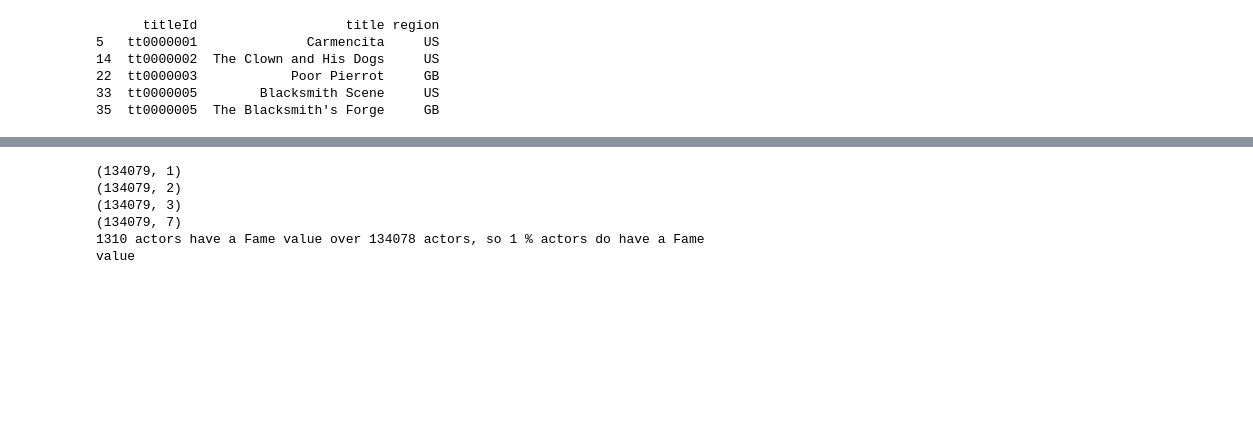
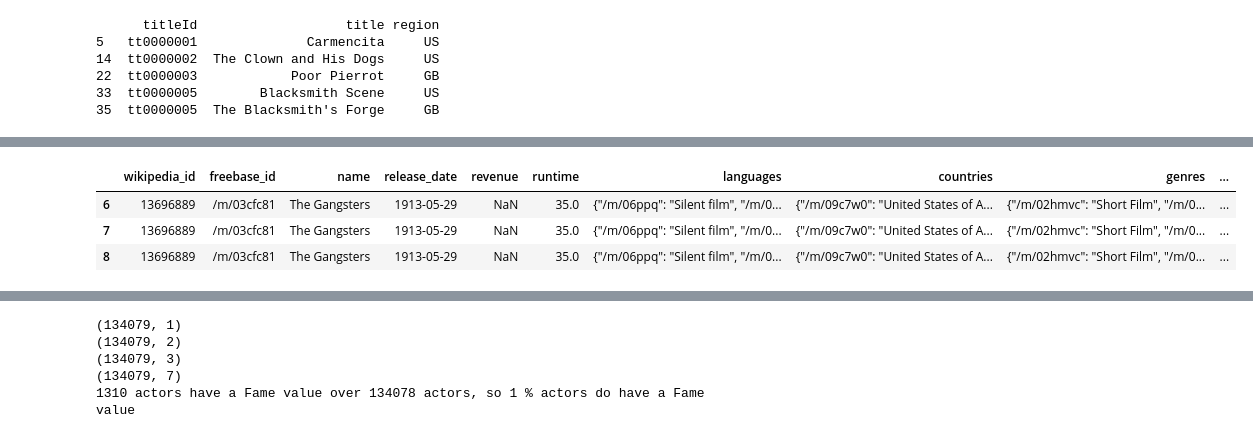
Before and after one commit to epfl-ada/ada-2023-project-shinebrightlikeadamon, a Jupyter notebook: data_cleaning.ipynb, the cells around one changed output, grey strips where cells are left out. Saved outputs shown, nothing was run; the diff lists cells and outputs as text; code cells hidden in the pictures; blank space fills up the shorter version.

```diff
--- a/data_cleaning.ipynb
+++ b/data_cleaning.ipynb
@@ -62,2 +73,9 @@ rating_imbd = pd.read_csv('IMDB/title.ratings.tsv', sep='\t')
+# %%
+movies[movies.name == 'The Gangsters']
+# %% [output]
+|  | wikipedia_id | freebase_id | name | release_date | revenue | runtime | languages | countries | genres | ... |
+| 6 | 13696889 | /m/03cfc81 | The Gangsters | 1913-05-29 | NaN | 35.0 | {"/m/06ppq": "Silent film", "/m/0... | {"/m/09c7w0": "United States of A... | {"/m/02hmvc": "Short Film", "/m/0... | ... |
+| 7 | 13696889 | /m/03cfc81 | The Gangsters | 1913-05-29 | NaN | 35.0 | {"/m/06ppq": "Silent film", "/m/0... | {"/m/09c7w0": "United States of A... | {"/m/02hmvc": "Short Film", "/m/0... | ... |
+| 8 | 13696889 | /m/03cfc81 | The Gangsters | 1913-05-29 | NaN | 35.0 | {"/m/06ppq": "Silent film", "/m/0... | {"/m/09c7w0": "United States of A... | {"/m/02hmvc": "Short Film", "/m/0... | ... |
 # %%
 #merge the rating_imbd dataframe with the movies dataframe and keep the average rating for each movie (weighted by the number of votes)
```
Also changed, not shown: parts of 11 cells of this notebook, 1 other file.
